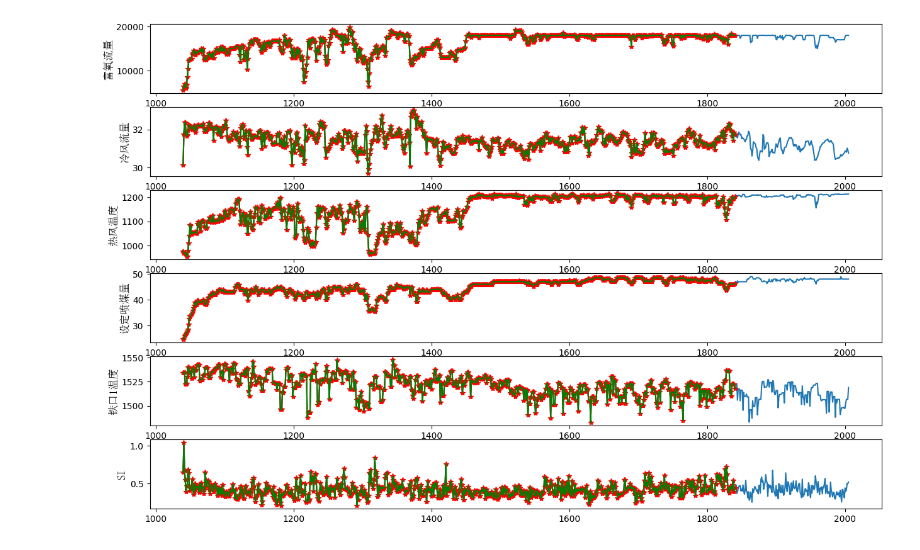
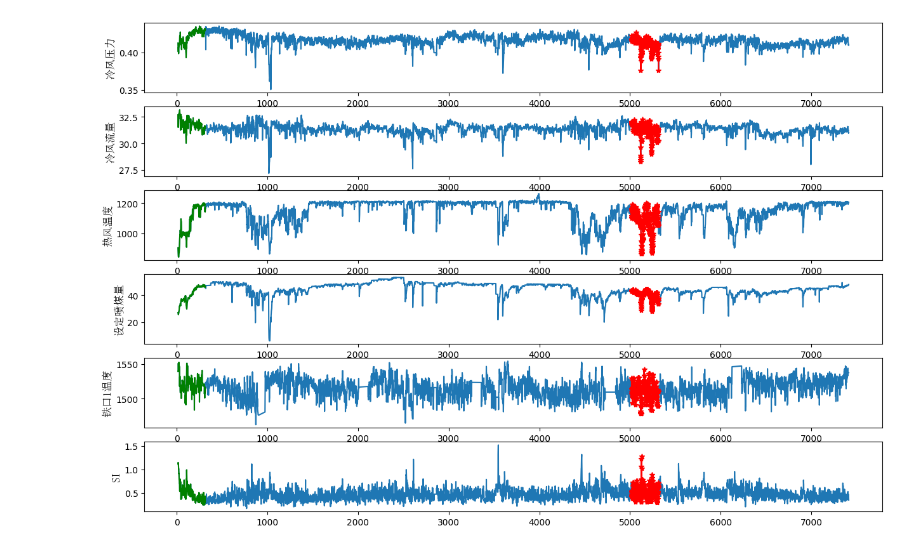
Before and after one commit to haokwok2002/gaolu, a Jupyter notebook: MPC/高炉/1-LSTM-双向-包含当前时刻/LSTM双向-高炉-预测控制.ipynb, the cells around one changed output. Cells and saved outputs as stored; diff of their text form; code cells hidden in the pictures.

```diff
--- a/MPC/高炉/1-LSTM-双向-包含当前时刻/LSTM双向-高炉-预测控制.ipynb
+++ b/MPC/高炉/1-LSTM-双向-包含当前时刻/LSTM双向-高炉-预测控制.ipynb
@@ -23,8 +23,9 @@ from matplotlib.font_manager import FontProperties
 font = FontProperties(fname=r"c:\windows\fonts\simsun.ttc", size=12)  # 替换为你的中文字体文件路径
 # %%
 # 读取Excel文件
+# 读取Excel文件
 excel_path = f'C:\\Users\\haokw\\Documents\\GitHub\\gaolu\\MPC\\高炉\\0数据处理\\趋势变量+噪声变量\\趋势变量加随机噪声-专用数据1.xlsx'
-df_sheet = pd.read_excel(excel_path, sheet_name='建模-分量')
+df_sheet = pd.read_excel(excel_path, sheet_name='建模-分量-全部')
 print(df_sheet.info())
 print(df_sheet.columns)
 # %% [output]
@@ -47,9 +48,9 @@ Data columns (total 34 columns):
       dtype='object')
 # %%
 # 定义输入输出参数
-input_term = ['富氧流量', '冷风流量', '热风温度', '设定喷煤量']
+input_term = ['冷风压力', '冷风流量', '热风温度', '设定喷煤量']
 output_term = ['铁口1温度', 'SI']
-time_term= '主参数时间戳'
+time_term= '时间戳'
 # %%
 # 异常数据处理-处理前后对比
 # 创建数据框副本以避免修改原始数据
@@ -126,38 +112,33 @@ See the caveats in the documentation: https://pandas.pydata.org/pandas-docs/stab
 # %%
 # 画出选取的数据
 def plot_subplot(data_x,data_y,column,index_predict,index_gaolu):
     plt.plot(data_x,data_y,'-', label='原始数据')
     plt.plot(data_x[index_gaolu],data_y[index_gaolu],'r*-', label='高炉数据')
     plt.plot(data_x[index_predict],data_y[index_predict],'g-', label='预测数据')
 
 
     # plt.xlabel(time_term, fontproperties=font)  # 使用中文标签
     plt.ylabel(column, fontproperties=font)  # 使用中文标签
 
 
 
-# length1 = 300
-# start1 = 430
-# length2 = 300
-# start2 = 230
-# print((start2+length2-start1)/length2)
+length1 = 300
+start1 = 5000
+length2 = 300
+start2 = 0
 
 
-length1 = 800
-start1 = 0
-length2 = 800
-start2 = 0
-index_predict   = range(start1, start1+length1+1, 1)
-index_gaolu     = range(start2, start2+length2+1, 1)
+index_gaolu   = range(start1, start1+length1+1, 1)
+index_predict     = range(start2, start2+length2+1, 1)
 # index = range(1, 7572, 1)
 
 
 plt.figure(figsize=(15, 10))
 for idx, column in enumerate(input_term+output_term):
     plt.subplot(len(input_term+output_term), 1, idx+1)
     plot_subplot(df_sheet_process[time_term].values,df_sheet_process[column].values,column,index_predict,index_gaolu)
 # %% [output]
-[figure, old version]
+[figure, new version]
 # %%
 # 数据归一化、逆归一化
 from sklearn.preprocessing import MinMaxScaler
```
Also changed, not shown: parts of 22 cells of this notebook, 17 other files.
